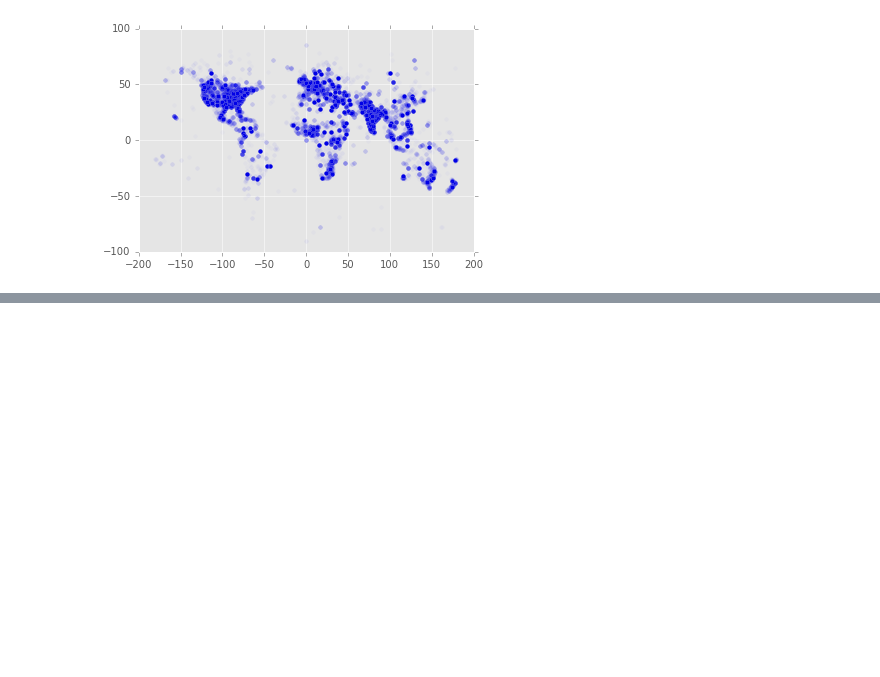
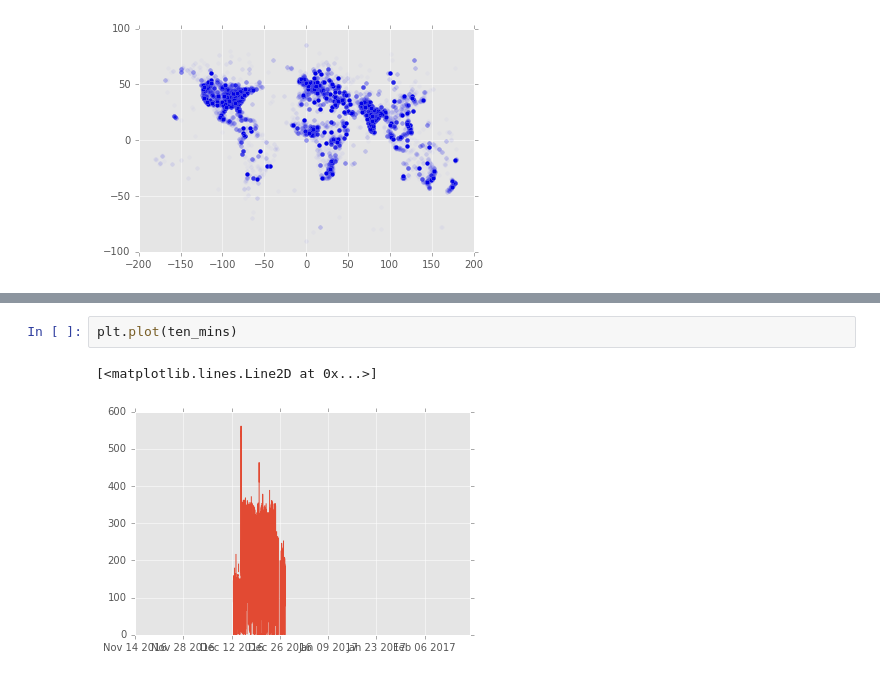
Before and after one commit to brendan-dorsey/stabilitas-thresholds, a Jupyter notebook: initial_eda.ipynb, the cells around one changed output, grey strips where cells are left out. Drawn from its saved outputs; the diff is of its cells as text; blank space fills up the shorter version.

```diff
--- a/initial_eda.ipynb
+++ b/initial_eda.ipynb
@@ -144,0 +118,5 @@ plt.plot(ts_created)
+# %%
+plt.plot(ten_mins)
+# %% [output]
+[<matplotlib.lines.Line2D at 0x...>]
+[figure, added]
```
Also changed, not shown: parts of 11 cells of this notebook.
